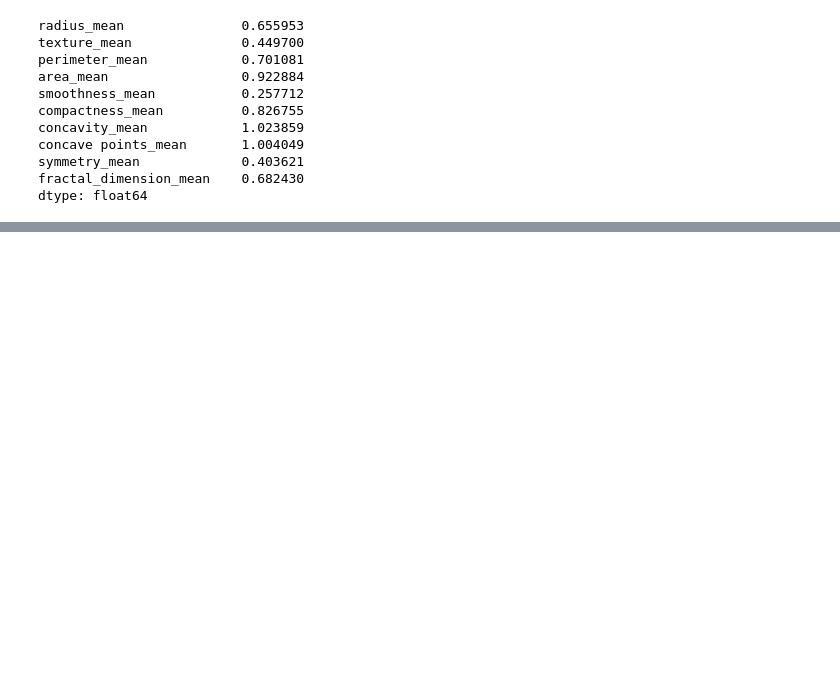
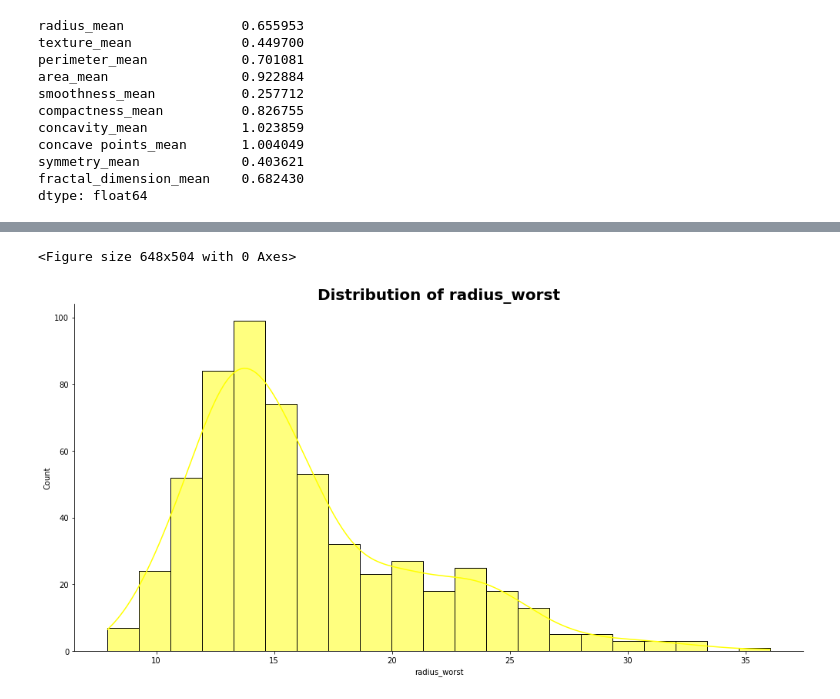
Before and after one commit to miz-ab/week_7-Casualty, a Jupyter notebook: notebooks/EDA.ipynb, the cells around one changed output, grey strips where cells are left out. Cells and saved outputs as stored; diff of their text form; code cells hidden in the pictures; blank space fills up the shorter version.

```diff
--- a/notebooks/EDA.ipynb
+++ b/notebooks/EDA.ipynb
@@ -218,0 +233,5 @@ plot.plot_hist(data_selected, 'radius_mean', 'green')
+# %%
+plot.plot_histogram(data, 'radius_worst', 'yellow')
+# %% [output]
+<Figure size 648x504 with 0 Axes>
+[figure, added]
```
Also changed, not shown: parts of 3 cells of this notebook, 1 other file.
